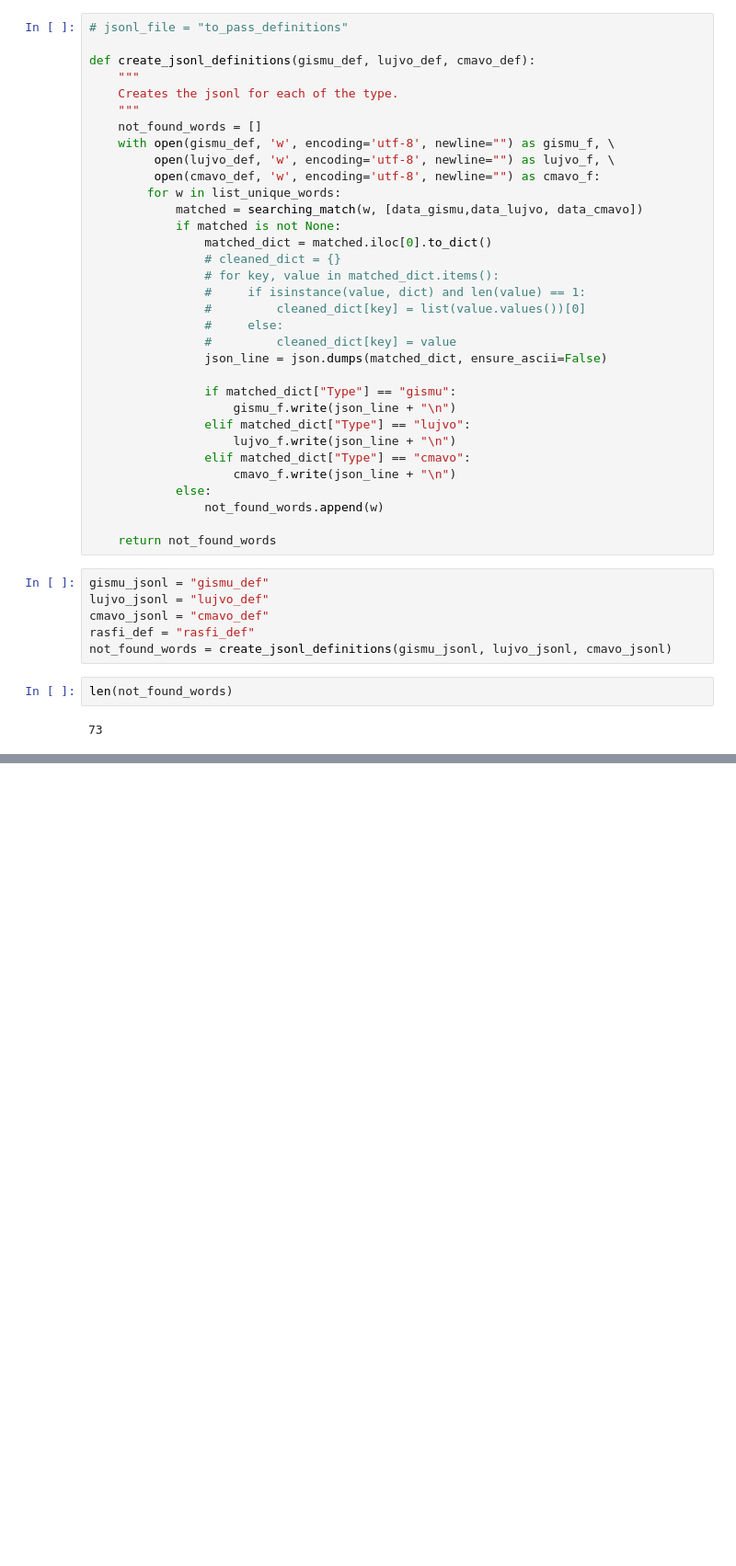
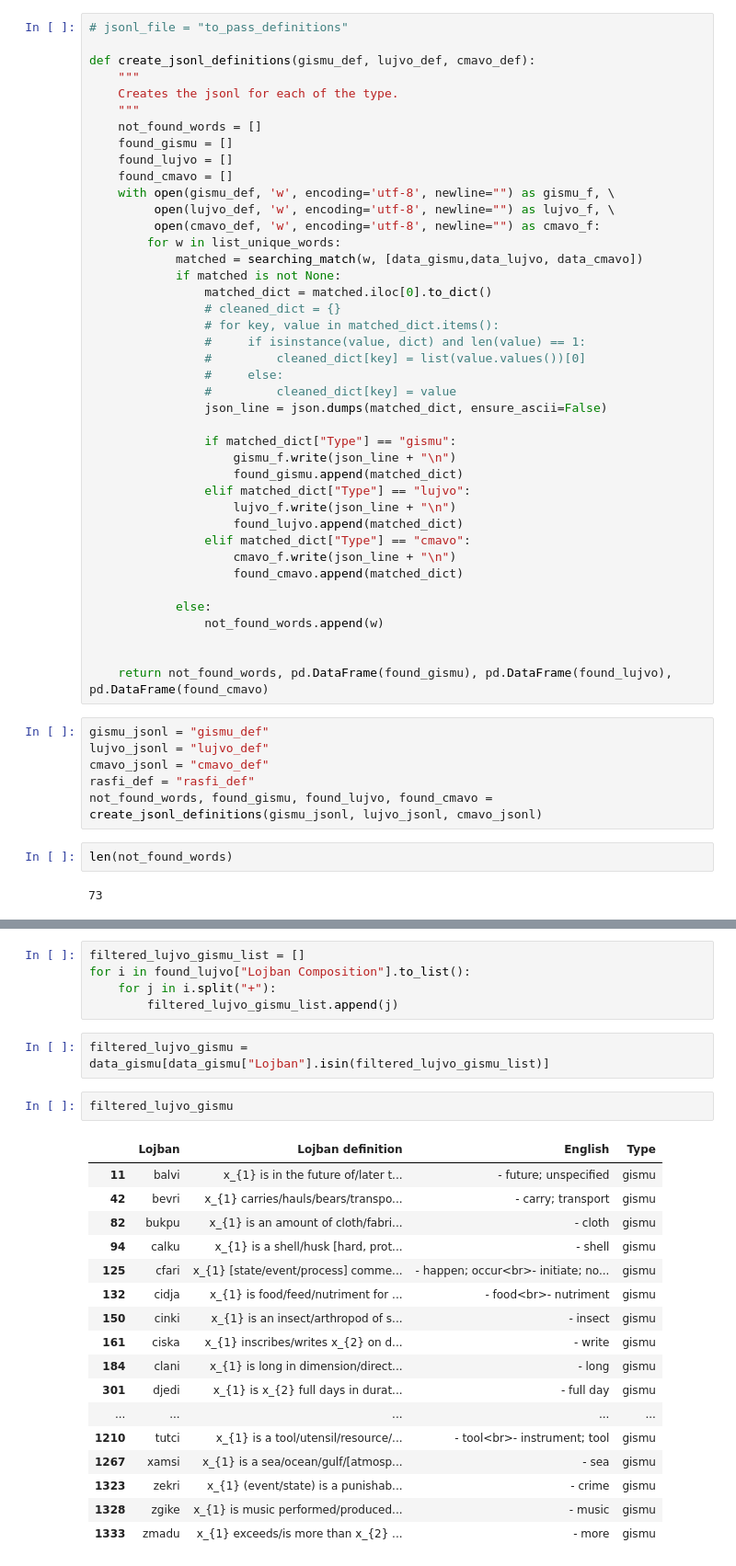
Before and after one commit to garetht/nyu-debate-modeling, a Jupyter notebook: task_relevant/word_search.ipynb, the cells around one changed output, grey strips where cells are left out. Shown: that part at 92% size. Cells and saved outputs as stored; diff of their text form; blank space fills up the shorter version.

```diff
--- a/task_relevant/word_search.ipynb
+++ b/task_relevant/word_search.ipynb
@@ -163,6 +190,9 @@ def create_jsonl_definitions(gismu_def, lujvo_def, cmavo_def):
     Creates the jsonl for each of the type.
     """
     not_found_words = []
+    found_gismu = []
+    found_lujvo = []
+    found_cmavo = []
     with open(gismu_def, 'w', encoding='utf-8', newline="") as gismu_f, \
          open(lujvo_def, 'w', encoding='utf-8', newline="") as lujvo_f, \
          open(cmavo_def, 'w', encoding='utf-8', newline="") as cmavo_f:
@@ -180,20 +210,25 @@ def create_jsonl_definitions(gismu_def, lujvo_def, cmavo_def):
 
                 if matched_dict["Type"] == "gismu":
                     gismu_f.write(json_line + "\n")
+                    found_gismu.append(matched_dict)
                 elif matched_dict["Type"] == "lujvo":
                     lujvo_f.write(json_line + "\n")
+                    found_lujvo.append(matched_dict)
                 elif matched_dict["Type"] == "cmavo":
                     cmavo_f.write(json_line + "\n")
+                    found_cmavo.append(matched_dict)
+
             else:
                 not_found_words.append(w)
 
-    return not_found_words
+
+    return not_found_words, pd.DataFrame(found_gismu), pd.DataFrame(found_lujvo), pd.DataFrame(found_cmavo)
 # %%
 gismu_jsonl = "gismu_def"
 lujvo_jsonl = "lujvo_def"
 cmavo_jsonl = "cmavo_def"
 rasfi_def = "rasfi_def"
-not_found_words = create_jsonl_definitions(gismu_jsonl, lujvo_jsonl, cmavo_jsonl)
+not_found_words, found_gismu, found_lujvo, found_cmavo = create_jsonl_definitions(gismu_jsonl, lujvo_jsonl, cmavo_jsonl)
 # %%
 len(not_found_words)
 # %% [output]
@@ -246,0 +304,27 @@ return_rasfi(rasfi_def)
+# %%
+filtered_lujvo_gismu_list = []
+for i in found_lujvo["Lojban Composition"].to_list():
+    for j in i.split("+"):
+        filtered_lujvo_gismu_list.append(j)
+# %%
+filtered_lujvo_gismu = data_gismu[data_gismu["Lojban"].isin(filtered_lujvo_gismu_list)]
+# %%
+filtered_lujvo_gismu
+# %% [output]
+|  | Lojban | Lojban definition | English | Type |
+| 11 | balvi | x_{1} is in the future of/later t... | - future; unspecified | gismu |
+| 42 | bevri | x_{1} carries/hauls/bears/transpo... | - carry; transport | gismu |
+| 82 | bukpu | x_{1} is an amount of cloth/fabri... | - cloth | gismu |
+| 94 | calku | x_{1} is a shell/husk [hard, prot... | - shell | gismu |
+| 125 | cfari | x_{1} [state/event/process] comme... | - happen; occur<br>- initiate; no... | gismu |
+| 132 | cidja | x_{1} is food/feed/nutriment for ... | - food<br>- nutriment | gismu |
+| 150 | cinki | x_{1} is an insect/arthropod of s... | - insect | gismu |
+| 161 | ciska | x_{1} inscribes/writes x_{2} on d... | - write | gismu |
+| 184 | clani | x_{1} is long in dimension/direct... | - long | gismu |
+| 301 | djedi | x_{1} is x_{2} full days in durat... | - full day | gismu |
+| ... | ... | ... | ... | ... |
+| 1210 | tutci | x_{1} is a tool/utensil/resource/... | - tool<br>- instrument; tool | gismu |
+| 1267 | xamsi | x_{1} is a sea/ocean/gulf/[atmosp... | - sea | gismu |
+| 1323 | zekri | x_{1} (event/state) is a punishab... | - crime | gismu |
+| 1328 | zgike | x_{1} is music performed/produced... | - music | gismu |
+| 1333 | zmadu | x_{1} exceeds/is more than x_{2} ... | - more | gismu |
```
Also changed, not shown: parts of 10 cells of this notebook, 43 other files.
